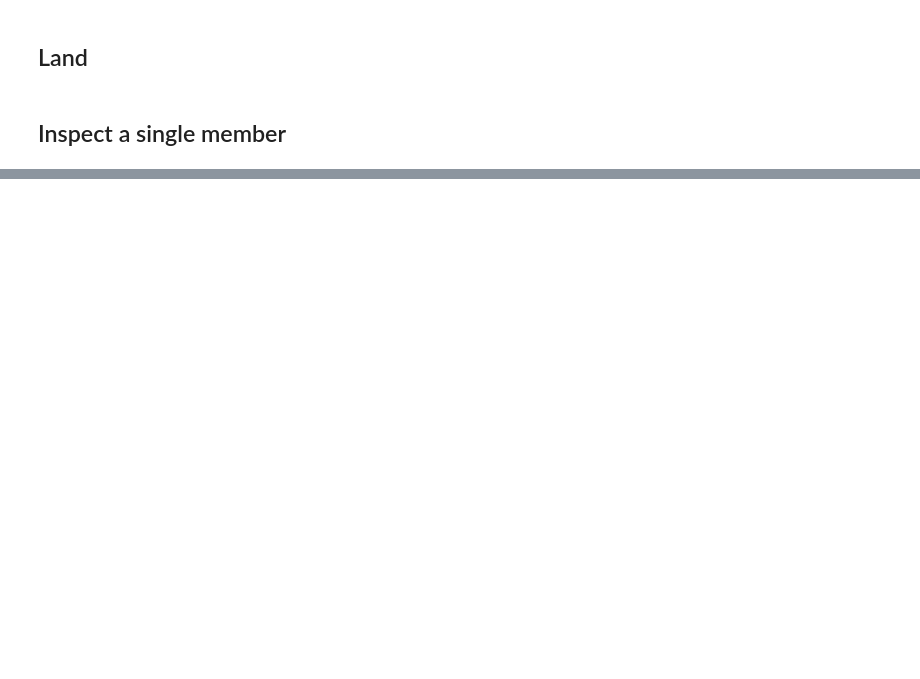
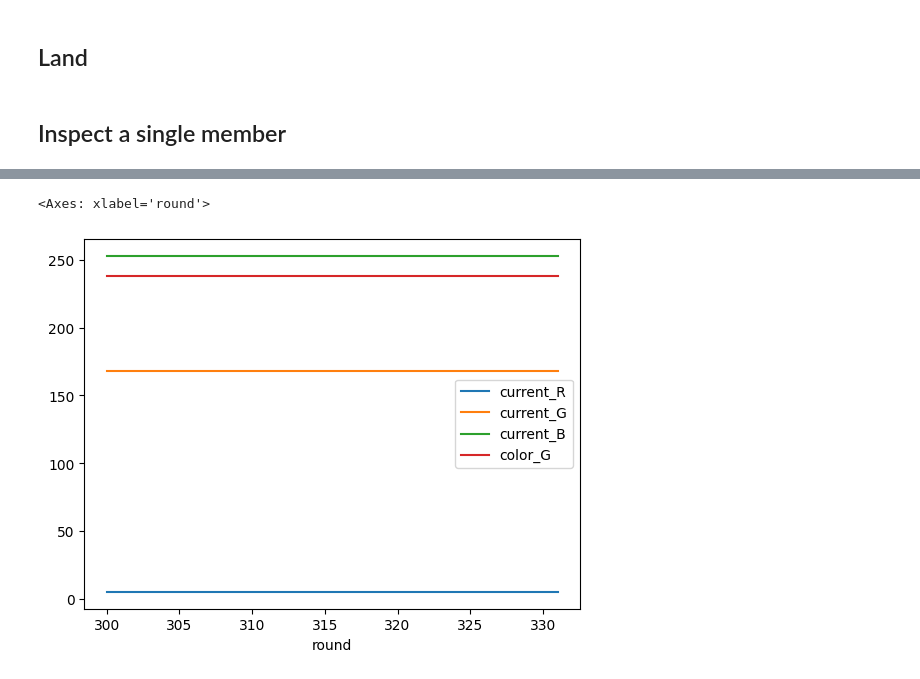
Before and after one commit to LEE-CHENYU/leviathan, a Jupyter notebook: notebooks/test_tracer.ipynb, the cells around one changed output, grey strips where cells are left out. Cells and saved outputs as stored; diff of their text form; code cells hidden in the pictures; blank space fills up the shorter version.

```diff
--- a/notebooks/test_tracer.ipynb
+++ b/notebooks/test_tracer.ipynb
@@ -273,0 +244,8 @@ mem1.parameter_dict
+# %%
+ax = df.plot(x='round', y='current_R', kind='line')
+df.plot(ax=ax, x='round', y='current_G', kind='line')
+df.plot(ax=ax, x='round', y='current_B', kind='line')
+df.plot(ax=ax, x='round', y='color_G', kind='line')
+# %% [output]
+<Axes: xlabel='round'>
+[figure, added]
```
Also changed, not shown: parts of 25 cells of this notebook, 6 other files.
